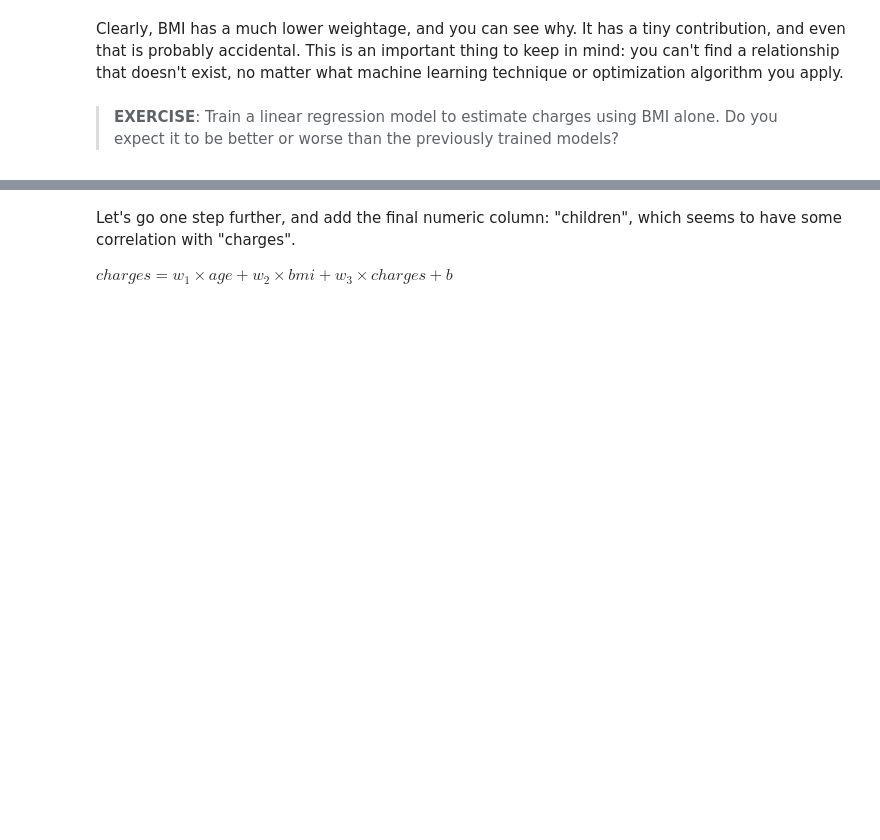
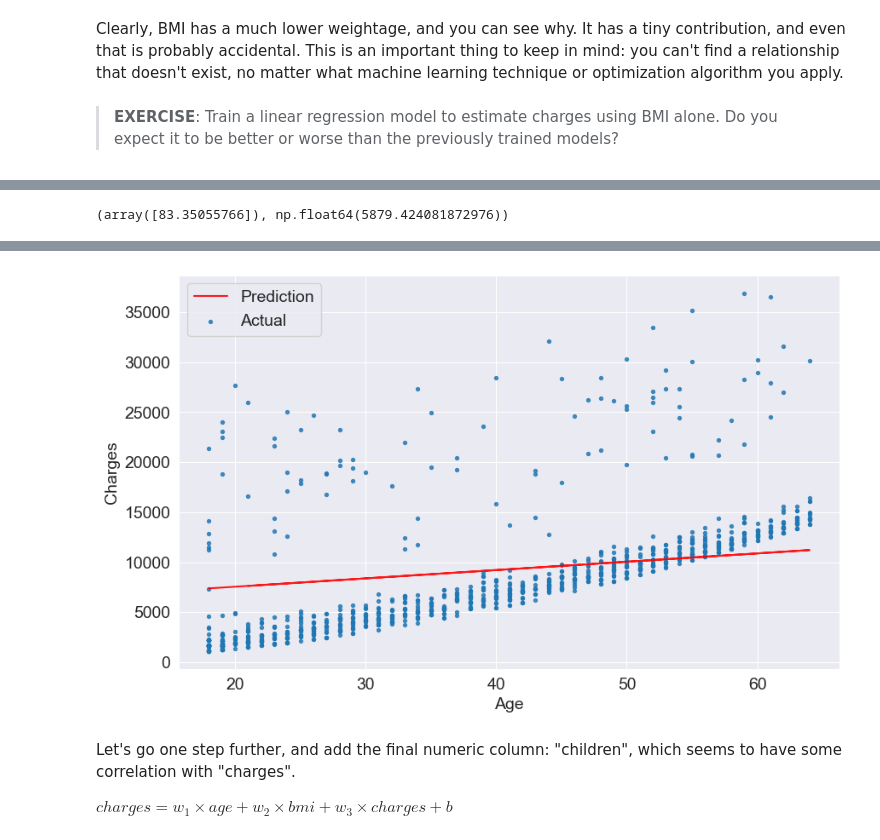
Before and after one commit to sanskar-gh/colab_notebooks, a Jupyter notebook: python-sklearn-linear-regression.ipynb, the cells around one changed output, grey strips where cells are left out. Cells and saved outputs as stored; diff of their text form; code cells hidden in the pictures; blank space fills up the shorter version.

Commit message:
Linear Regression using single and mulitple features

```diff
--- a/python-sklearn-linear-regression.ipynb
+++ b/python-sklearn-linear-regression.ipynb
@@ -1010,3 +890,7 @@ model.coef_, model.intercept_
 Clearly, BMI has a much lower weightage, and you can see why. It has a tiny contribution, and even that is probably accidental. This is an important thing to keep in mind: you can't find a relationship that doesn't exist, no matter what machine learning technique or optimization algorithm you apply.
 # %% [markdown]
 > **EXERCISE**: Train a linear regression model to estimate charges using BMI alone. Do you expect it to be better or worse than the previously trained models?
+# %%
+inputs, targets = non_smoker_df[['bmi']], non_smoker_df['charges']
+# %%
+model = LinearRegression().fit(inputs, targets)
@@ -1012,0 +919,7 @@ Clearly, BMI has a much lower weightage, and you can see why. It has a tiny cont
+# %%
+model.coef_, model.intercept_
+# %% [output]
+(array([83.35055766]), np.float64(5879.424081872976))
+# %%
+try_parameters(model.coef_, model.intercept_)
+# %% [output]
@@ -1013,3 +927,4 @@ Clearly, BMI has a much lower weightage, and you can see why. It has a tiny cont
+[figure, added]
 # %% [markdown]
 Let's go one step further, and add the final numeric column: "children", which seems to have some correlation with "charges".
 
```
Also changed, not shown: parts of 44 cells of this notebook.
